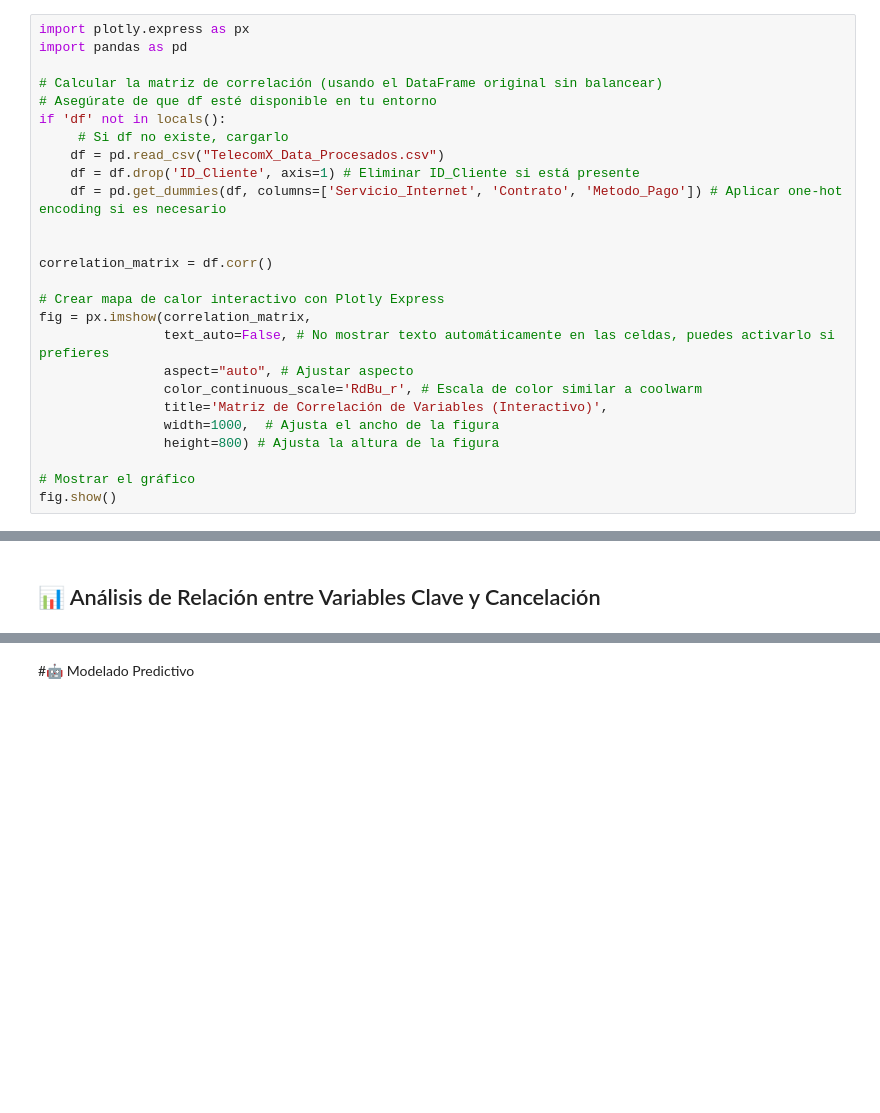
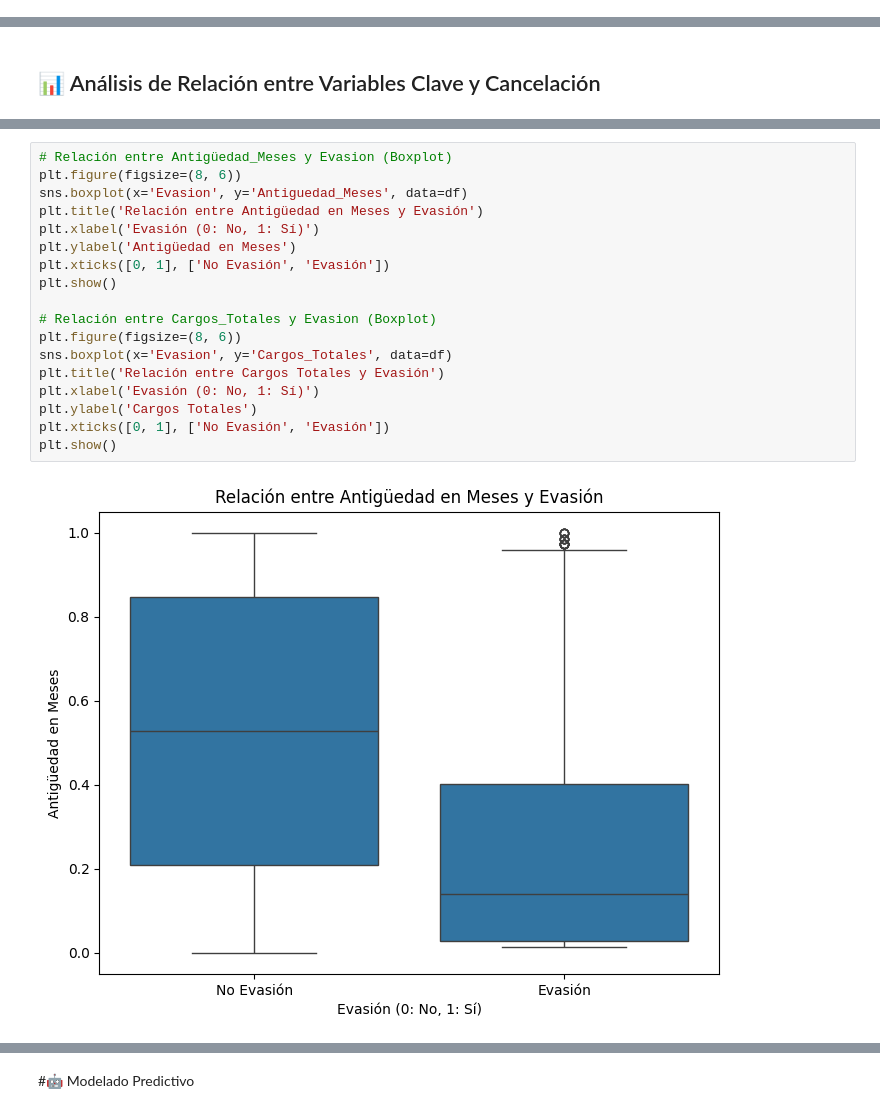
Before and after one commit to RERRl11/TelecomX_Parte2_AluraChallenge, a Jupyter notebook: TelecomX_Parte2.ipynb, the cells around one changed output, grey strips where cells are left out. Saved outputs shown, nothing was run; the diff lists cells and outputs as text; blank space fills up the shorter version.

```diff
--- a/TelecomX_Parte2.ipynb
+++ b/TelecomX_Parte2.ipynb
@@ -219,29 +212,3 @@ display(correlation_matrix['Evasion'].sort_values(ascending=False))
 | Contrato_Two year | -0.302253 |
 | Antiguedad_Meses | -0.352229 |
 dtype: float64
-# %%
-import plotly.express as px
-import pandas as pd
-
-# Calcular la matriz de correlación (usando el DataFrame original sin balancear)
-# Asegúrate de que df esté disponible en tu entorno
-if 'df' not in locals():
-     # Si df no existe, cargarlo
-    df = pd.read_csv("TelecomX_Data_Procesados.csv")
-    df = df.drop('ID_Cliente', axis=1) # Eliminar ID_Cliente si está presente
-    df = pd.get_dummies(df, columns=['Servicio_Internet', 'Contrato', 'Metodo_Pago']) # Aplicar one-hot encoding si es necesario
-
-
-correlation_matrix = df.corr()
-
-# Crear mapa de calor interactivo con Plotly Express
-fig = px.imshow(correlation_matrix,
-                text_auto=False, # No mostrar texto automáticamente en las celdas, puedes activarlo si prefieres
-                aspect="auto", # Ajustar aspecto
-                color_continuous_scale='RdBu_r', # Escala de color similar a coolwarm
-                title='Matriz de Correlación de Variables (Interactivo)',
-                width=1000,  # Ajusta el ancho de la figura
-                height=800) # Ajusta la altura de la figura
-
-# Mostrar el gráfico
-fig.show()
@@ -314,0 +217,20 @@ fig.show()
+# %%
+# Relación entre Antigüedad_Meses y Evasion (Boxplot)
+plt.figure(figsize=(8, 6))
+sns.boxplot(x='Evasion', y='Antiguedad_Meses', data=df)
+plt.title('Relación entre Antigüedad en Meses y Evasión')
+plt.xlabel('Evasión (0: No, 1: Sí)')
+plt.ylabel('Antigüedad en Meses')
+plt.xticks([0, 1], ['No Evasión', 'Evasión'])
+plt.show()
+
+# Relación entre Cargos_Totales y Evasion (Boxplot)
+plt.figure(figsize=(8, 6))
+sns.boxplot(x='Evasion', y='Cargos_Totales', data=df)
+plt.title('Relación entre Cargos Totales y Evasión')
+plt.xlabel('Evasión (0: No, 1: Sí)')
+plt.ylabel('Cargos Totales')
+plt.xticks([0, 1], ['No Evasión', 'Evasión'])
+plt.show()
+# %% [output]
+[figure, added]
```
Also changed, not shown: parts of 17 cells of this notebook.
